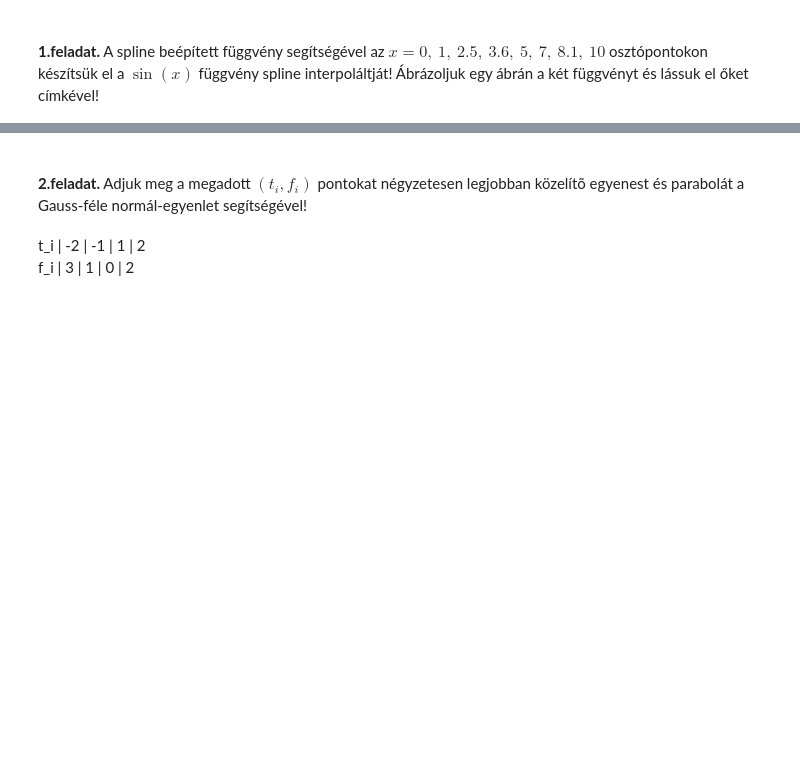
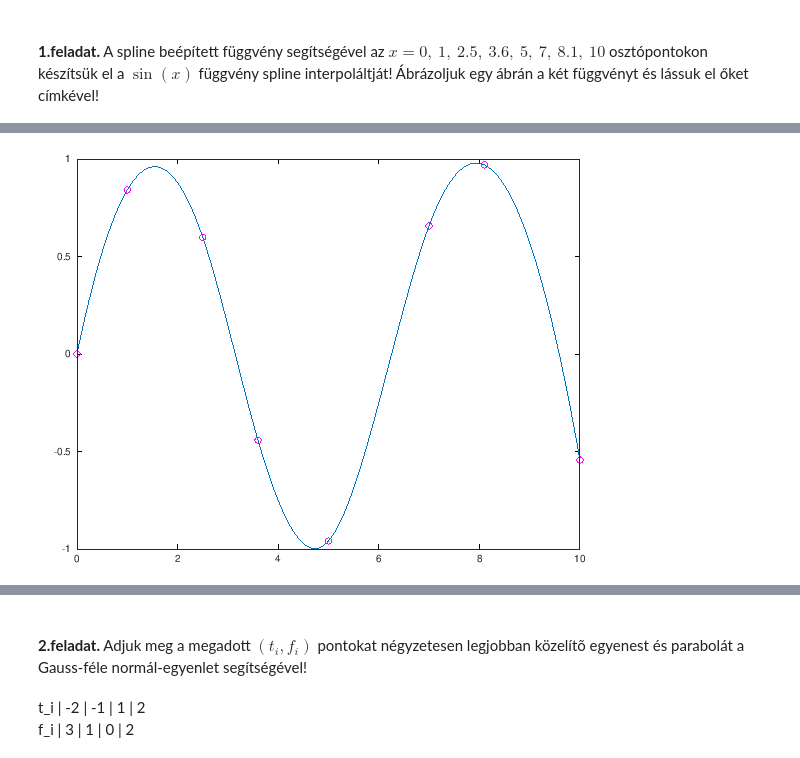
Before and after one commit to pvh95/AlkalmazottAnalizisSz1-ELTE-, a Jupyter notebook: 4.feladatsor.ipynb, the cells around one changed output, grey strips where cells are left out. Cells and saved outputs as stored; diff of their text form; code cells hidden in the pictures; blank space fills up the shorter version.

```diff
--- a/4.feladatsor.ipynb
+++ b/4.feladatsor.ipynb
@@ -14,5 +14,4 @@ P = spline(x,y); % Kobos spline interpolalo polinomot (kulonbozo peremfeltetelek
 PP = spline(x,y,xx); % Finomabb spline mar kiertekelve
 
 plot(x,y,'mo',xx,PP)
-legend('Adatok','Spline interpolalo polinom')
 # %% [output]
@@ -19,0 +18 @@ legend('Adatok','Spline interpolalo polinom')
+[figure, added]
```
Also changed, not shown: parts of 10 cells of this notebook, 1 other file.
